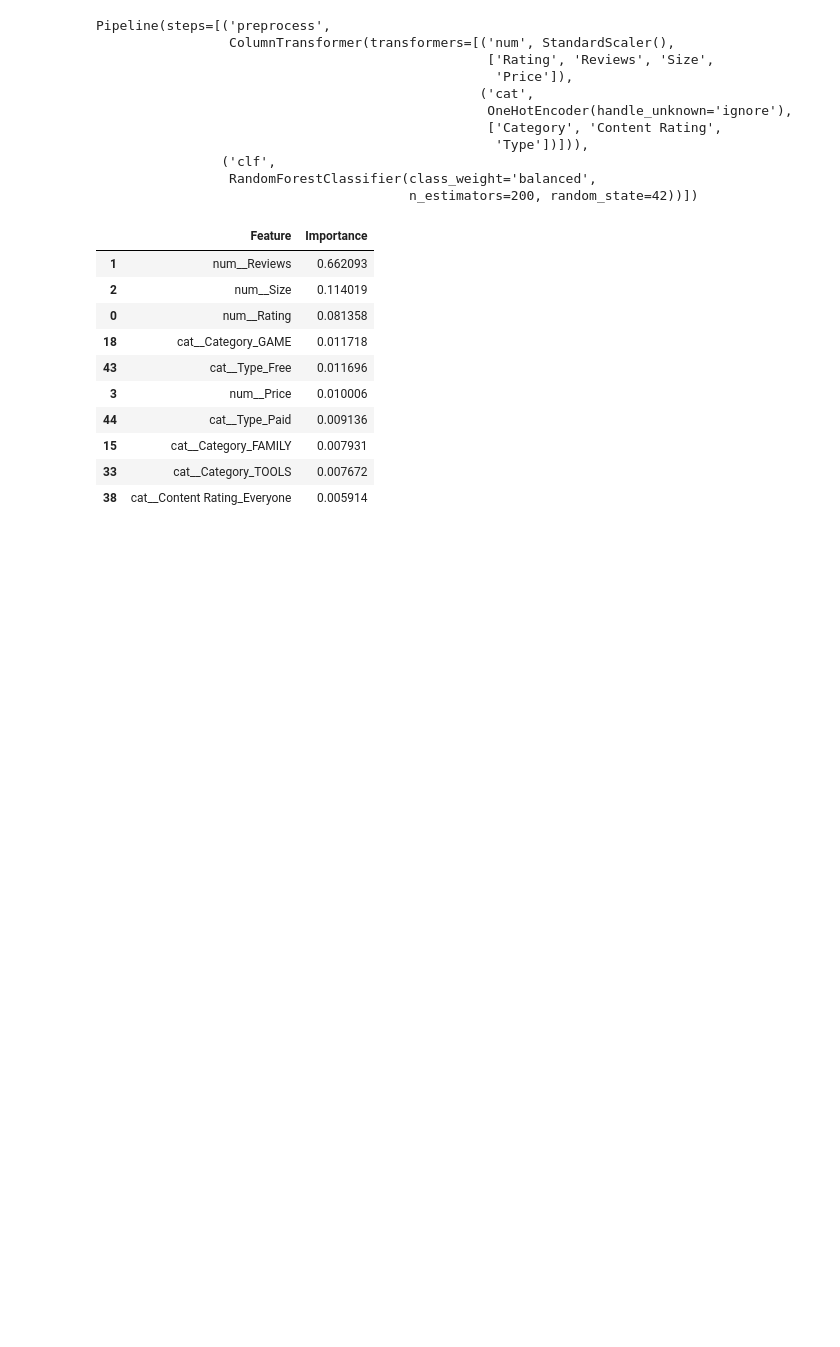
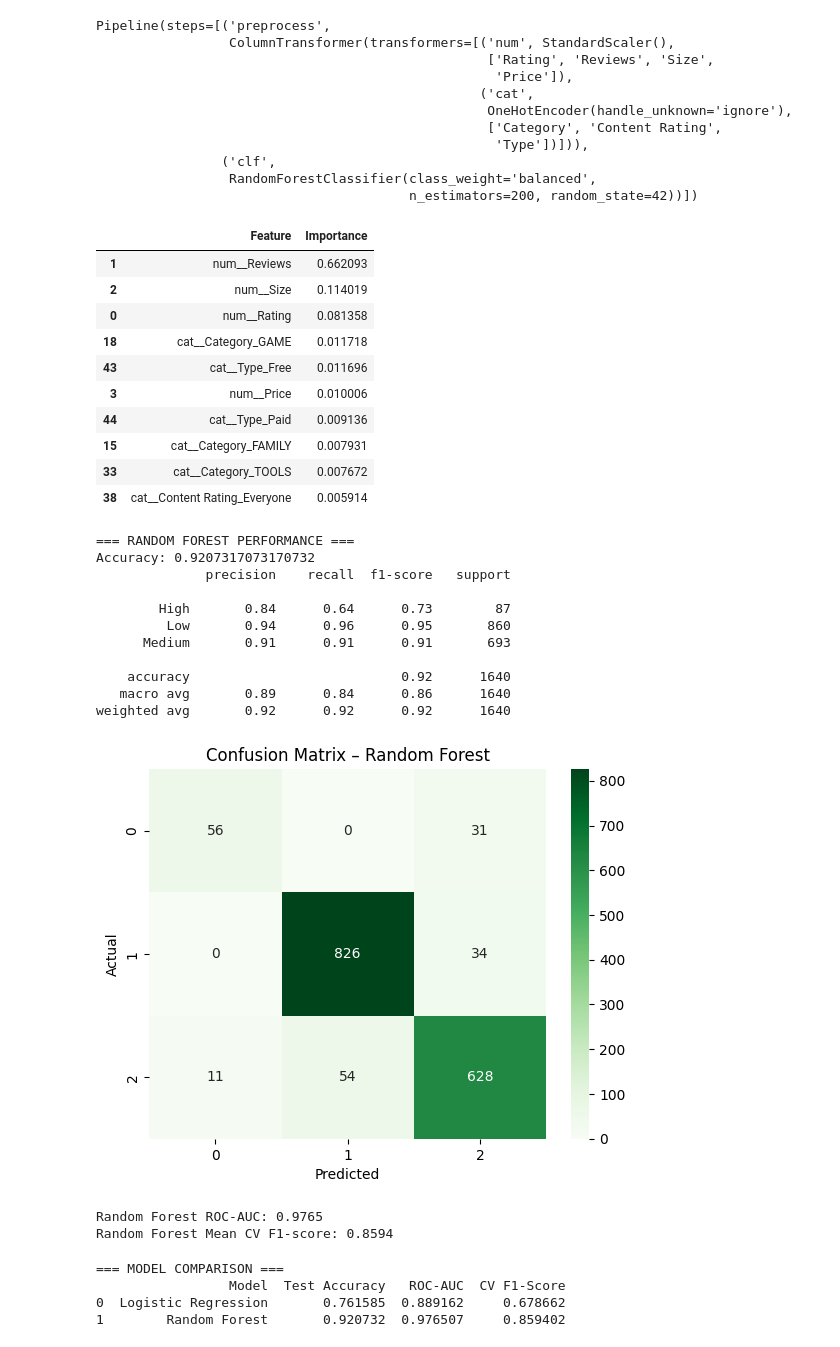
Before and after one commit to Dhairyaxshah/Appfluence, a Jupyter notebook: notebooks/03_supervised_ml.ipynb, the cells around one changed output. Cells and saved outputs as stored; diff of their text form; code cells hidden in the pictures; blank space fills up the shorter version.

Commit message:
Did comparison between Logistic Regression and random forest Classifier

```diff
--- a/notebooks/03_supervised_ml.ipynb
+++ b/notebooks/03_supervised_ml.ipynb
@@ -335,3 +335,61 @@ importance_df.head(10)
 | 15 | cat__Category_FAMILY | 0.007931 |
 | 33 | cat__Category_TOOLS | 0.007672 |
 | 38 | cat__Content Rating_Everyone | 0.005914 |
+# %%
+# Evaluate Random Forest Model
+y_pred_rf = rf_model.predict(X_test_gp)
+
+print("=== RANDOM FOREST PERFORMANCE ===")
+print("Accuracy:", accuracy_score(y_test_gp, y_pred_rf))
+print(classification_report(y_test_gp, y_pred_rf))
+
+# Confusion Matrix for Random Forest
+cm_rf = confusion_matrix(y_test_gp, y_pred_rf)
+sns.heatmap(cm_rf, annot=True, fmt='d', cmap='Greens')
+plt.xlabel('Predicted')
+plt.ylabel('Actual')
+plt.title('Confusion Matrix – Random Forest')
+plt.show()
+
+# ROC-AUC for Random Forest
+y_prob_rf = rf_model.predict_proba(X_test_gp)
+roc_auc_rf = roc_auc_score(y_test_gp, y_prob_rf, multi_class='ovr', average='macro')
+print(f"Random Forest ROC-AUC: {roc_auc_rf:.4f}")
+
+# Cross-validation for Random Forest
+cv_scores_rf = cross_val_score(rf_model, X_gp, y_gp, cv=5, scoring='f1_macro')
+print(f"Random Forest Mean CV F1-score: {cv_scores_rf.mean():.4f}")
+# %% [output]
+=== RANDOM FOREST PERFORMANCE ===
+Accuracy: 0.9207317073170732
+              precision    recall  f1-score   support
+
+        High       0.84      0.64      0.73        87
+         Low       0.94      0.96      0.95       860
+      Medium       0.91      0.91      0.91       693
+
+    accuracy                           0.92      1640
+   macro avg       0.89      0.84      0.86      1640
+weighted avg       0.92      0.92      0.92      1640
+[figure, added]
+Random Forest ROC-AUC: 0.9765
+Random Forest Mean CV F1-score: 0.8594
+# %%
+# Model Comparison Summary
+comparison = pd.DataFrame({
+    'Model': ['Logistic Regression', 'Random Forest'],
+    'Test Accuracy': [
+        accuracy_score(y_test_gp, y_pred_gp),
+        accuracy_score(y_test_gp, y_pred_rf)
+    ],
+    'ROC-AUC': [roc_auc, roc_auc_rf],
+    'CV F1-Score': [cv_scores.mean(), cv_scores_rf.mean()]
+})
+
+print("\n=== MODEL COMPARISON ===")
+print(comparison)
+# %% [output]
+=== MODEL COMPARISON ===
+                 Model  Test Accuracy   ROC-AUC  CV F1-Score
+0  Logistic Regression       0.761585  0.889162     0.678662
+1        Random Forest       0.920732  0.976507     0.859402
```
